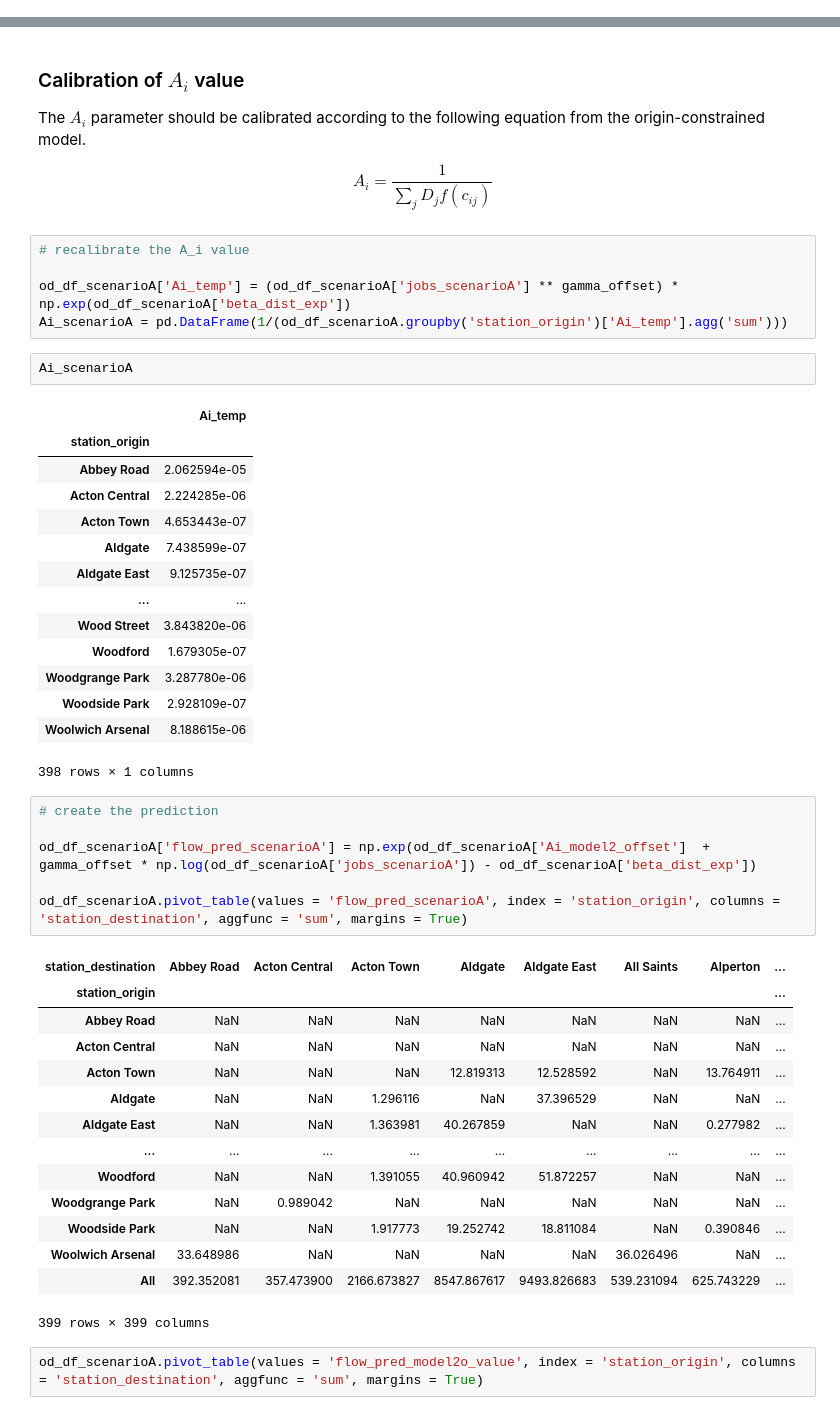
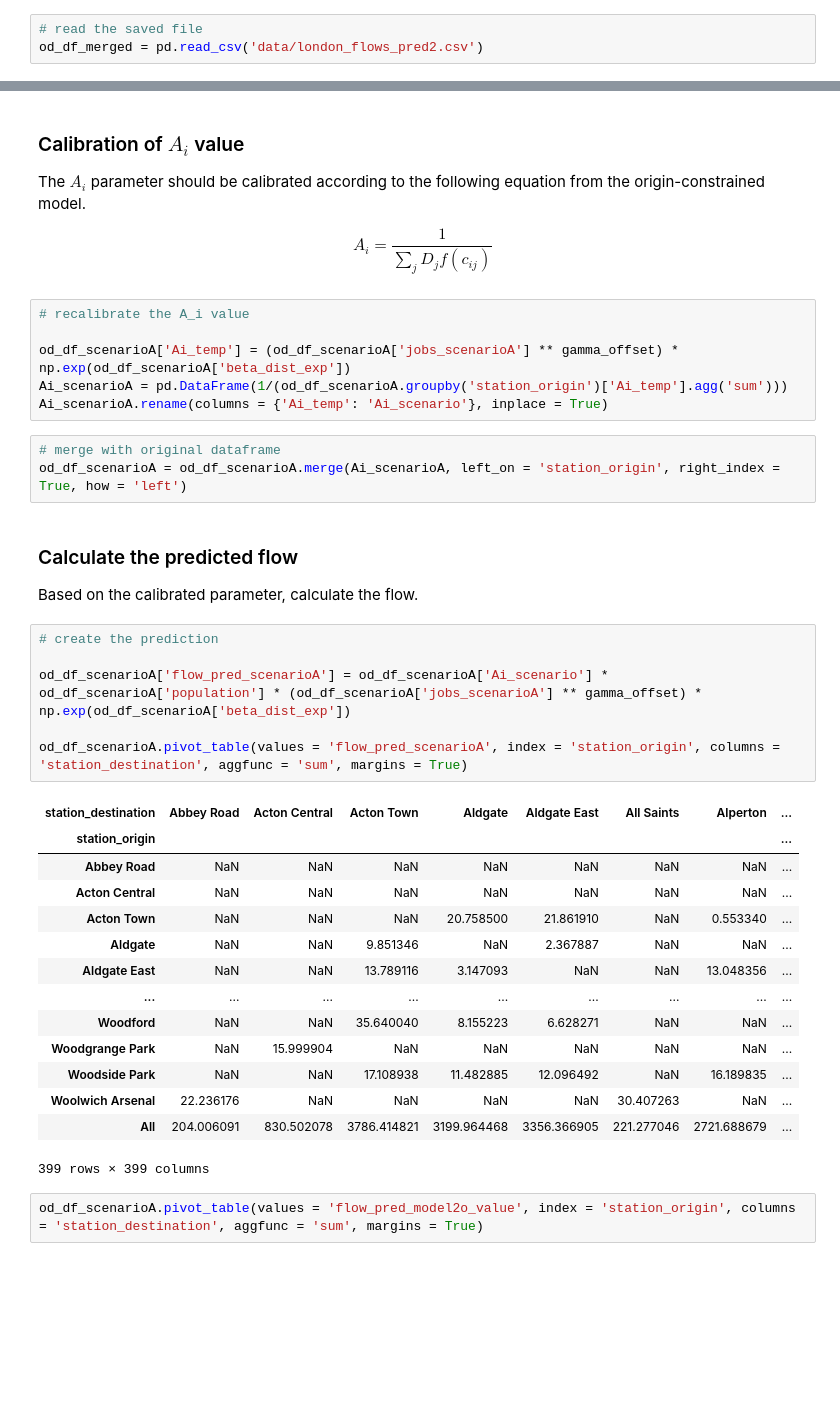
Before and after one commit to sokimura39/Urban_Simulation_Report, a Jupyter notebook: 02_spatial_interaction.ipynb, the cells around one changed output, grey strips where cells are left out. Saved outputs shown, nothing was run; the diff lists cells and outputs as text; blank space fills up the shorter version.

```diff
--- a/02_spatial_interaction.ipynb
+++ b/02_spatial_interaction.ipynb
@@ -743,6 +745,9 @@ beta_single
 ## Scenario A
 
 Now, let's reduce the number of jobs for Canary Wharf.
+# %%
+# read the saved file
+od_df_merged = pd.read_csv('data/london_flows_pred2.csv')
 # %%
 # copy the required columns
 rows = ['station_origin', 'station_destination', 'flows', 'population', 'jobs', 'distance', 'exp_cost', 'pred_exp', 'beta_dist_exp', 'Ai_model2_offset', 'flow_pred_model2o_value']
@@ -785,43 +790,34 @@ $$
 
 od_df_scenarioA['Ai_temp'] = (od_df_scenarioA['jobs_scenarioA'] ** gamma_offset) * np.exp(od_df_scenarioA['beta_dist_exp'])
 Ai_scenarioA = pd.DataFrame(1/(od_df_scenarioA.groupby('station_origin')['Ai_temp'].agg('sum')))
+Ai_scenarioA.rename(columns = {'Ai_temp': 'Ai_scenario'}, inplace = True)
-# %%
-Ai_scenarioA
-# %% [output]
-|  | Ai_temp |
-| station_origin |  |
-| Abbey Road | 2.062594e-05 |
-| Acton Central | 2.224285e-06 |
-| Acton Town | 4.653443e-07 |
-| Aldgate | 7.438599e-07 |
-| Aldgate East | 9.125735e-07 |
-| ... | ... |
-| Wood Street | 3.843820e-06 |
-| Woodford | 1.679305e-07 |
-| Woodgrange Park | 3.287780e-06 |
-| Woodside Park | 2.928109e-07 |
-| Woolwich Arsenal | 8.188615e-06 |
-398 rows × 1 columns
+# %%
+# merge with original dataframe
+od_df_scenarioA = od_df_scenarioA.merge(Ai_scenarioA, left_on = 'station_origin', right_index = True, how = 'left')
+# %% [markdown]
+### Calculate the predicted flow
+
+Based on the calibrated parameter, calculate the flow.
 # %%
 # create the prediction
 
-od_df_scenarioA['flow_pred_scenarioA'] = np.exp(od_df_scenarioA['Ai_model2_offset']  + gamma_offset * np.log(od_df_scenarioA['jobs_scenarioA']) - od_df_scenarioA['beta_dist_exp'])
+od_df_scenarioA['flow_pred_scenarioA'] = od_df_scenarioA['Ai_scenario'] * od_df_scenarioA['population'] * (od_df_scenarioA['jobs_scenarioA'] ** gamma_offset) * np.exp(od_df_scenarioA['beta_dist_exp'])
 
 od_df_scenarioA.pivot_table(values = 'flow_pred_scenarioA', index = 'station_origin', columns = 'station_destination', aggfunc = 'sum', margins = True)
 # %% [output]
 | station_destination | Abbey Road | Acton Central | Acton Town | Aldgate | Aldgate East | All Saints | Alperton | ... |
 | station_origin |  |  |  |  |  |  |  | ... |
 | Abbey Road | NaN | NaN | NaN | NaN | NaN | NaN | NaN | ... |
 | Acton Central | NaN | NaN | NaN | NaN | NaN | NaN | NaN | ... |
-| Acton Town | NaN | NaN | NaN | 12.819313 | 12.528592 | NaN | 13.764911 | ... |
-| Aldgate | NaN | NaN | 1.296116 | NaN | 37.396529 | NaN | NaN | ... |
-| Aldgate East | NaN | NaN | 1.363981 | 40.267859 | NaN | NaN | 0.277982 | ... |
+| Acton Town | NaN | NaN | NaN | 20.758500 | 21.861910 | NaN | 0.553340 | ... |
+| Aldgate | NaN | NaN | 9.851346 | NaN | 2.367887 | NaN | NaN | ... |
+| Aldgate East | NaN | NaN | 13.789116 | 3.147093 | NaN | NaN | 13.048356 | ... |
 | ... | ... | ... | ... | ... | ... | ... | ... | ... |
-| Woodford | NaN | NaN | 1.391055 | 40.960942 | 51.872257 | NaN | NaN | ... |
-| Woodgrange Park | NaN | 0.989042 | NaN | NaN | NaN | NaN | NaN | ... |
-| Woodside Park | NaN | NaN | 1.917773 | 19.252742 | 18.811084 | NaN | 0.390846 | ... |
-| Woolwich Arsenal | 33.648986 | NaN | NaN | NaN | NaN | 36.026496 | NaN | ... |
-| All | 392.352081 | 357.473900 | 2166.673827 | 8547.867617 | 9493.826683 | 539.231094 | 625.743229 | ... |
+| Woodford | NaN | NaN | 35.640040 | 8.155223 | 6.628271 | NaN | NaN | ... |
+| Woodgrange Park | NaN | 15.999904 | NaN | NaN | NaN | NaN | NaN | ... |
+| Woodside Park | NaN | NaN | 17.108938 | 11.482885 | 12.096492 | NaN | 16.189835 | ... |
+| Woolwich Arsenal | 22.236176 | NaN | NaN | NaN | NaN | 30.407263 | NaN | ... |
+| All | 204.006091 | 830.502078 | 3786.414821 | 3199.964468 | 3356.366905 | 221.277046 | 2721.688679 | ... |
 399 rows × 399 columns
 # %%
 od_df_scenarioA.pivot_table(values = 'flow_pred_model2o_value', index = 'station_origin', columns = 'station_destination', aggfunc = 'sum', margins = True)
```
Also changed, not shown: parts of 5 cells of this notebook, 1 other file.
